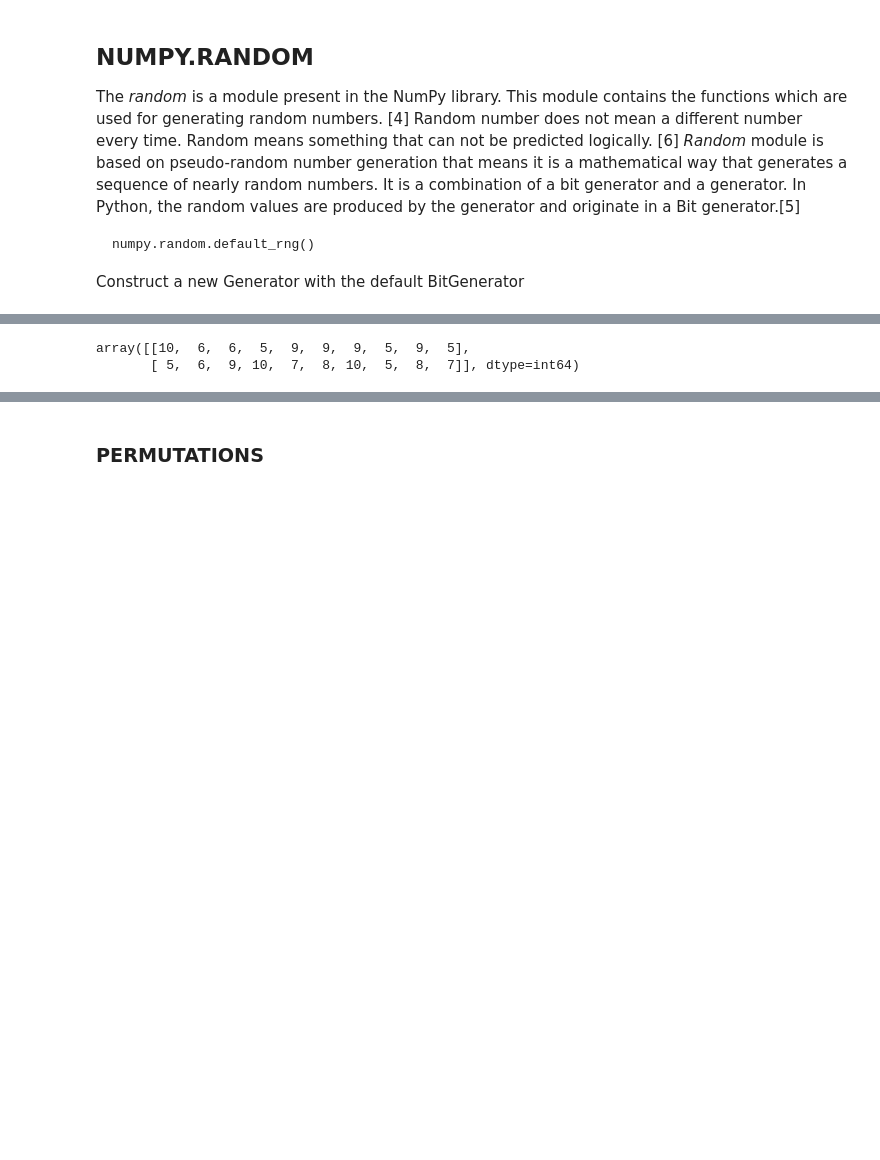
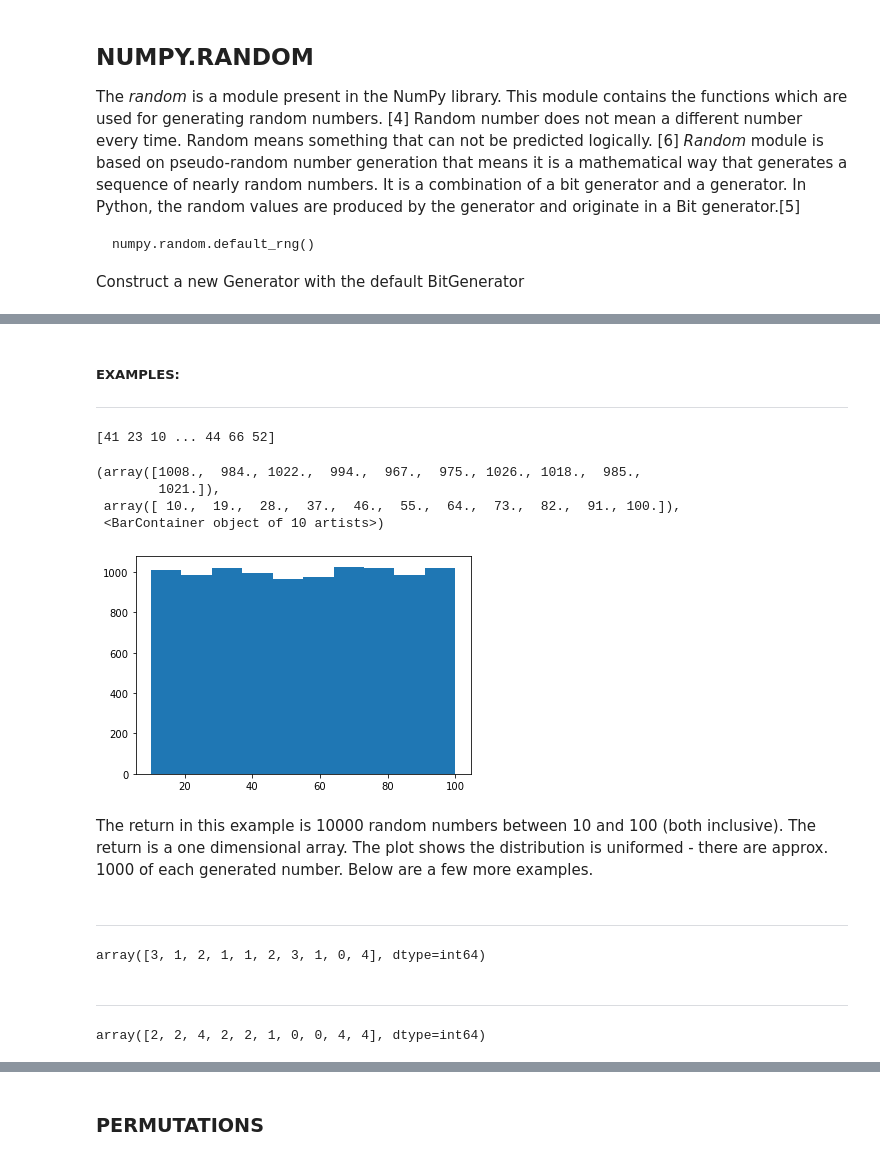
Before and after one commit to AnteDujic/Programming-for-Data-Analysis, a Jupyter notebook: numpy-random.ipynb, the cells around one changed output, grey strips where cells are left out. Cells and saved outputs as stored; diff of their text form; code cells hidden in the pictures; blank space fills up the shorter version.

Commit message:
Simple random data - explanation and examples

```diff
--- a/numpy-random.ipynb
+++ b/numpy-random.ipynb
@@ -39,5 +47,31 @@ rng = np.random.default_rng()
+# %% [markdown]
+##### EXAMPLES:
+***
 # %%
-rng.integers(5, 10, size= (2, 10) , endpoint = True)
+x_int = (rng.integers(10, 100, size=10000 , endpoint = True))
+print (x_int)
 # %% [output]
-array([[10,  6,  6,  5,  9,  9,  9,  5,  9,  5],
-       [ 5,  6,  9, 10,  7,  8, 10,  5,  8,  7]], dtype=int64)
+[41 23 10 ... 44 66 52]
+# %%
+plt.hist(x_int)
+# %% [output]
+(array([1008.,  984., 1022.,  994.,  967.,  975., 1026., 1018.,  985.,
+        1021.]),
+ array([ 10.,  19.,  28.,  37.,  46.,  55.,  64.,  73.,  82.,  91., 100.]),
+ <BarContainer object of 10 artists>)
+[figure, added]
+# %% [markdown]
+The return in this example is 10000 random numbers between 10 and 100 (both inclusive). The return is a one dimensional array. The plot shows the distribution is uniformed - there are approx. 1000 of each generated number.
+Below are a few more examples.
+# %% [markdown]
+***
+# %%
+rng.integers(5, size=10)
+# %% [output]
+array([3, 1, 2, 1, 1, 2, 3, 1, 0, 4], dtype=int64)
+# %% [markdown]
+***
+# %%
+rng.integers(5, size=10, endpoint = True)
+# %% [output]
+array([2, 2, 4, 2, 2, 1, 0, 0, 4, 4], dtype=int64)
```
Also changed, not shown: parts of 58 cells of this notebook.
